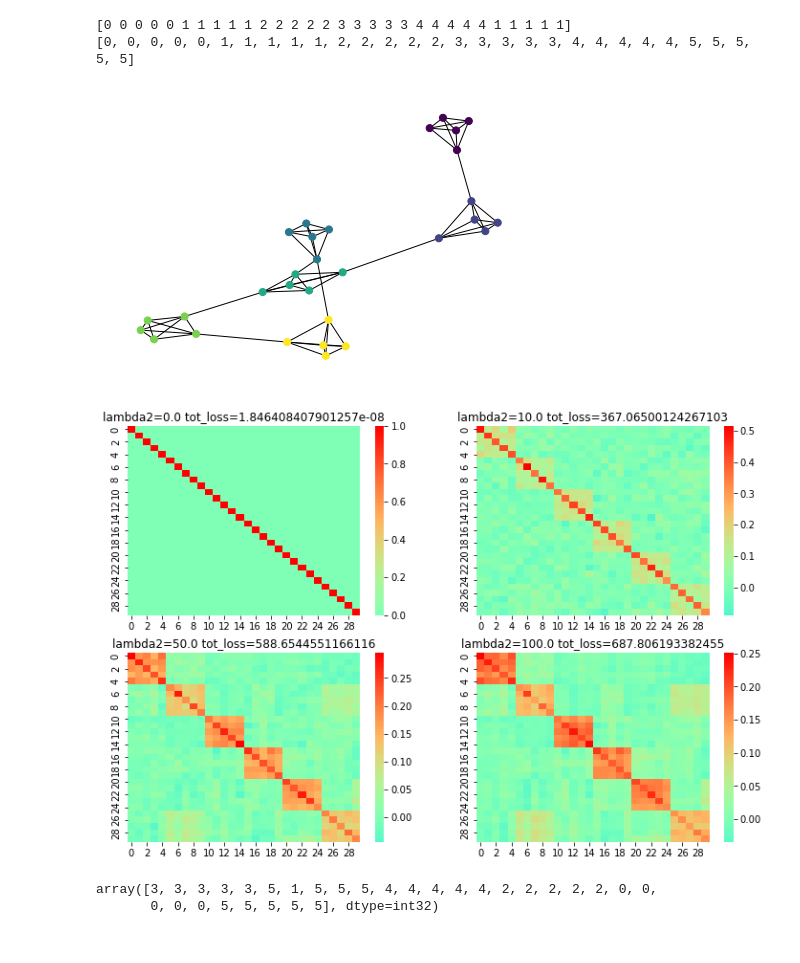
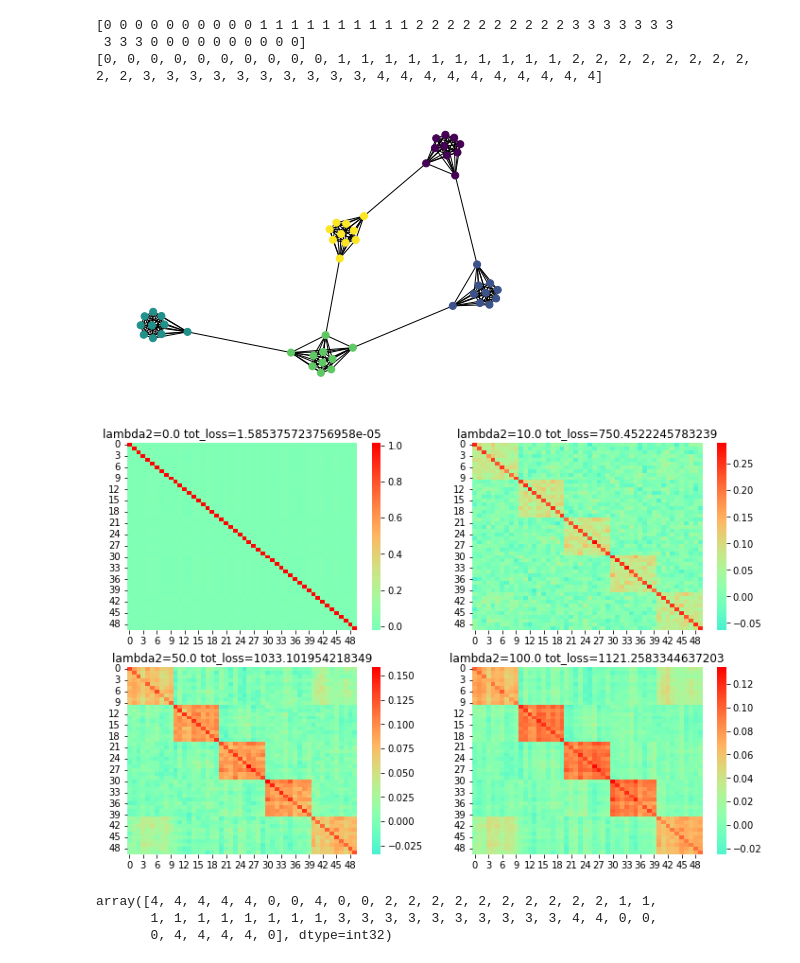
Before and after one commit to ShannaLiu/RSP, a Jupyter notebook: Select_cluster/Ex/Ex_repeated_features.ipynb, the cells around one changed output. Saved outputs shown, nothing was run; the diff lists cells and outputs as text; code cells hidden in the pictures.

```diff
--- a/Select_cluster/Ex/Ex_repeated_features.ipynb
+++ b/Select_cluster/Ex/Ex_repeated_features.ipynb
@@ -11,28 +11,29 @@ import matplotlib.pyplot as plt
 import networkx as nx
 import seaborn as sb
 # %%
-list_shapes = ['nx.complete_graph'] * 6
-list_shapes_args = [[5]] * 6
+list_shapes = ['nx.complete_graph'] * 5
+list_shapes_args = [[10]] * 5
 graph_type = 'nx.connected_watts_strogatz_graph'
-graph_args = [6, 2, 0.4]
+graph_args = [5, 2, 0.4]
 G, Gg, group_label, shape_label, shape_dist = synthetic_graph_generator(list_shapes, list_shapes_args, graph_type, graph_args, \
     plot=True, plot_color='group_label', savefig=False, root=None, figname=None)
 node_features, group_mean, new_group_label = repeated_feature_generator(group_label, num_repeated=1, num_features=50, std=0.5, save=False, root=False)
 node_features = node_features.numpy()
 group_mean = group_mean.numpy()
 print(new_group_label)
 print(group_label)
 L = np.float32(nx.laplacian_matrix(G).todense())
 Gamma = np.float32(nx.incidence_matrix(G).todense().T) # E * N
 for i in range(Gamma.shape[0]):
     for j in range(Gamma.shape[1]):
         if Gamma[i,j] !=0:
             Gamma[i,j] = - Gamma[i,j]
             break
 # %% [output]
-[0 0 0 0 0 1 1 1 1 1 2 2 2 2 2 3 3 3 3 3 4 4 4 4 4 1 1 1 1 1]
-[0, 0, 0, 0, 0, 1, 1, 1, 1, 1, 2, 2, 2, 2, 2, 3, 3, 3, 3, 3, 4, 4, 4, 4, 4, 5, 5, 5, 5, 5]
+[0 0 0 0 0 0 0 0 0 0 1 1 1 1 1 1 1 1 1 1 2 2 2 2 2 2 2 2 2 2 3 3 3 3 3 3 3
+ 3 3 3 0 0 0 0 0 0 0 0 0 0]
+[0, 0, 0, 0, 0, 0, 0, 0, 0, 0, 1, 1, 1, 1, 1, 1, 1, 1, 1, 1, 2, 2, 2, 2, 2, 2, 2, 2, 2, 2, 3, 3, 3, 3, 3, 3, 3, 3, 3, 3, 4, 4, 4, 4, 4, 4, 4, 4, 4, 4]
-[figure, old version]
+[figure, new version]
 # %%
 # the optimal W when there is no constraint
 l2s = np.float32([0, 10, 50, 100])
@@ -46,11 +47,12 @@ for i in range(num):
     loss = recon_loss(X=node_features, W=W).value + compute_lap_penalty(L=L, W=W, l2=l2s[i])
     ax0.set_title('lambda2='+str(l2s[i])+' '+'tot_loss='+str(loss))
 # %% [output]
-[figure, old version]
+[figure, new version]
 # %%
 from sklearn.cluster import KMeans
-km = KMeans(n_clusters=6)
+km = KMeans(n_clusters=5)
 km.fit_predict(node_features)
 # %% [output]
-array([3, 3, 3, 3, 3, 5, 1, 5, 5, 5, 4, 4, 4, 4, 4, 2, 2, 2, 2, 2, 0, 0,
-       0, 0, 0, 5, 5, 5, 5, 5], dtype=int32)
+array([4, 4, 4, 4, 4, 0, 0, 4, 0, 0, 2, 2, 2, 2, 2, 2, 2, 2, 2, 2, 1, 1,
+       1, 1, 1, 1, 1, 1, 1, 1, 3, 3, 3, 3, 3, 3, 3, 3, 3, 3, 4, 4, 0, 0,
+       0, 4, 4, 4, 4, 0], dtype=int32)
```
Also changed, not shown: parts of 2 cells of this notebook, 1 other file.
